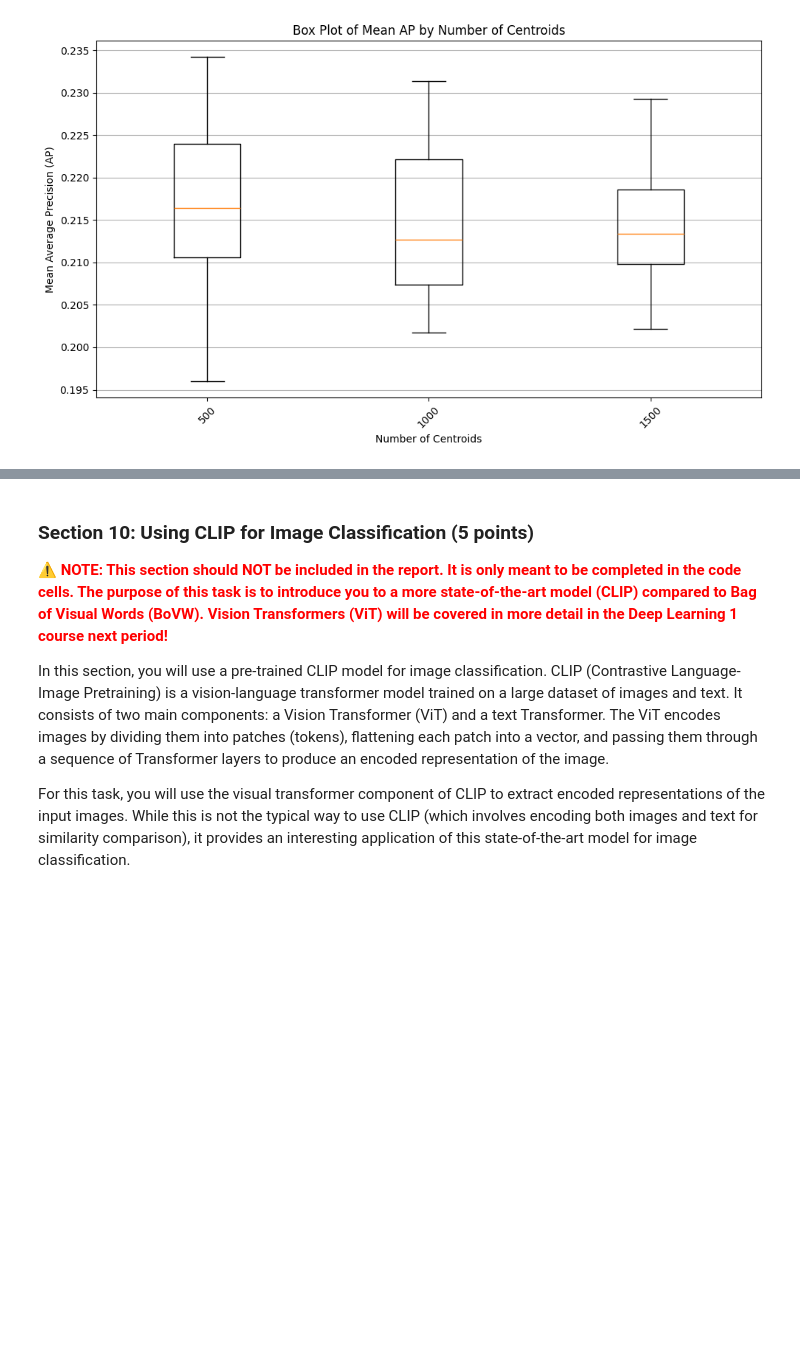
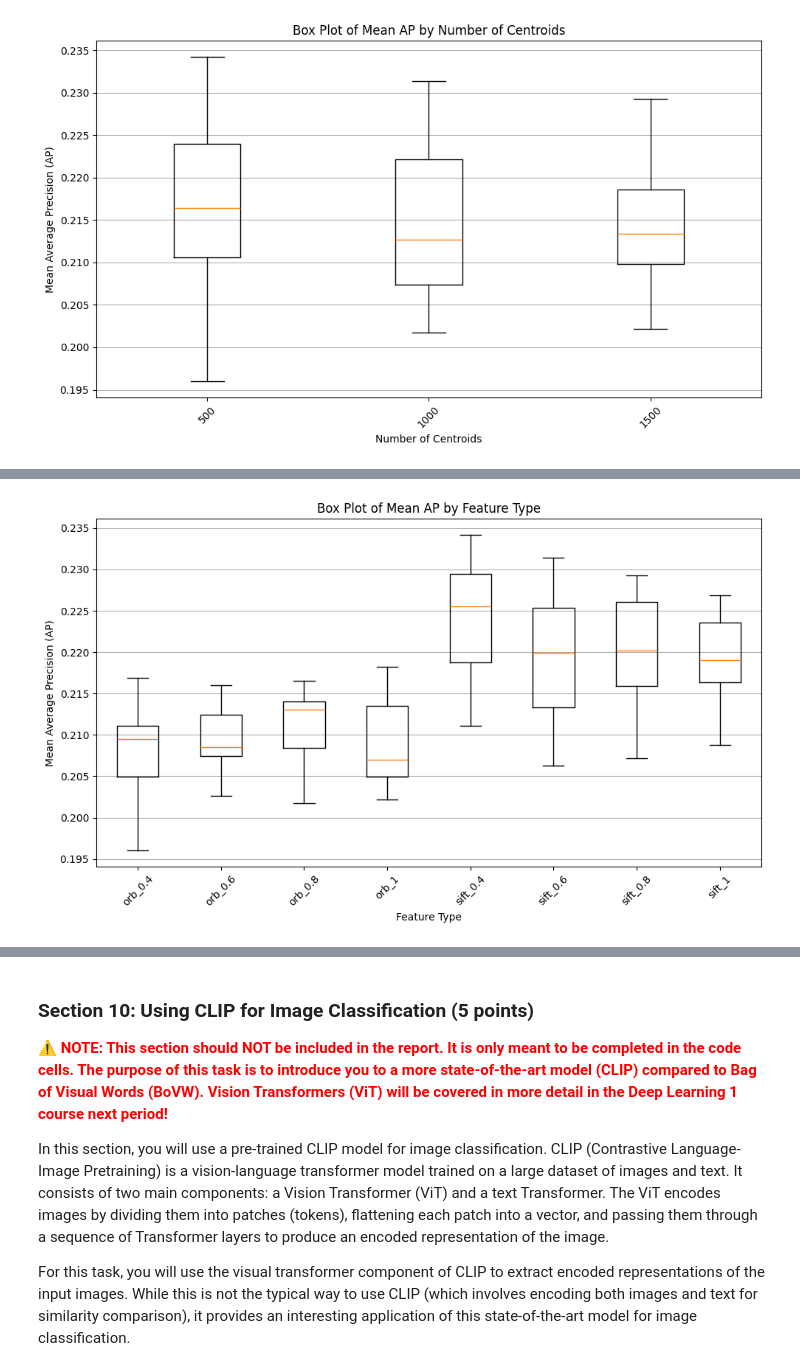
Before and after one commit to matthias-hagenauer/cv1_labs, a Jupyter notebook: cv1-lab-final-1/cv1-final-lab-part-1.ipynb, the cells around one changed output, grey strips where cells are left out. Cells and saved outputs as stored; diff of their text form; code cells hidden in the pictures; blank space fills up the shorter version.

```diff
--- a/cv1-lab-final-1/cv1-final-lab-part-1.ipynb
+++ b/cv1-lab-final-1/cv1-final-lab-part-1.ipynb
@@ -939,0 +979,20 @@ plt.show()
+# %%
+# Grouping the DataFrame by Feature Type
+grouped_by_feature_type = df.groupby('Feature_Type')['Mean_AP'].apply(list)
+
+# Creating box plots
+plt.figure(figsize=(10, 6))
+plt.boxplot(grouped_by_feature_type, labels=grouped_by_feature_type.index)
+plt.title("Box Plot of Mean AP by Feature Type")
+plt.xlabel("Feature Type")
+plt.ylabel("Mean Average Precision (AP)")
+plt.grid(axis='y')
+plt.xticks(rotation=45)
+plt.tight_layout()
+
+output_path = os.path.join(os.getcwd(), "feature type box plot.png")
+plt.savefig(output_path)
+
+plt.show()
+# %% [output]
+[figure, added]
```
Also changed, not shown: parts of 10 cells of this notebook.
